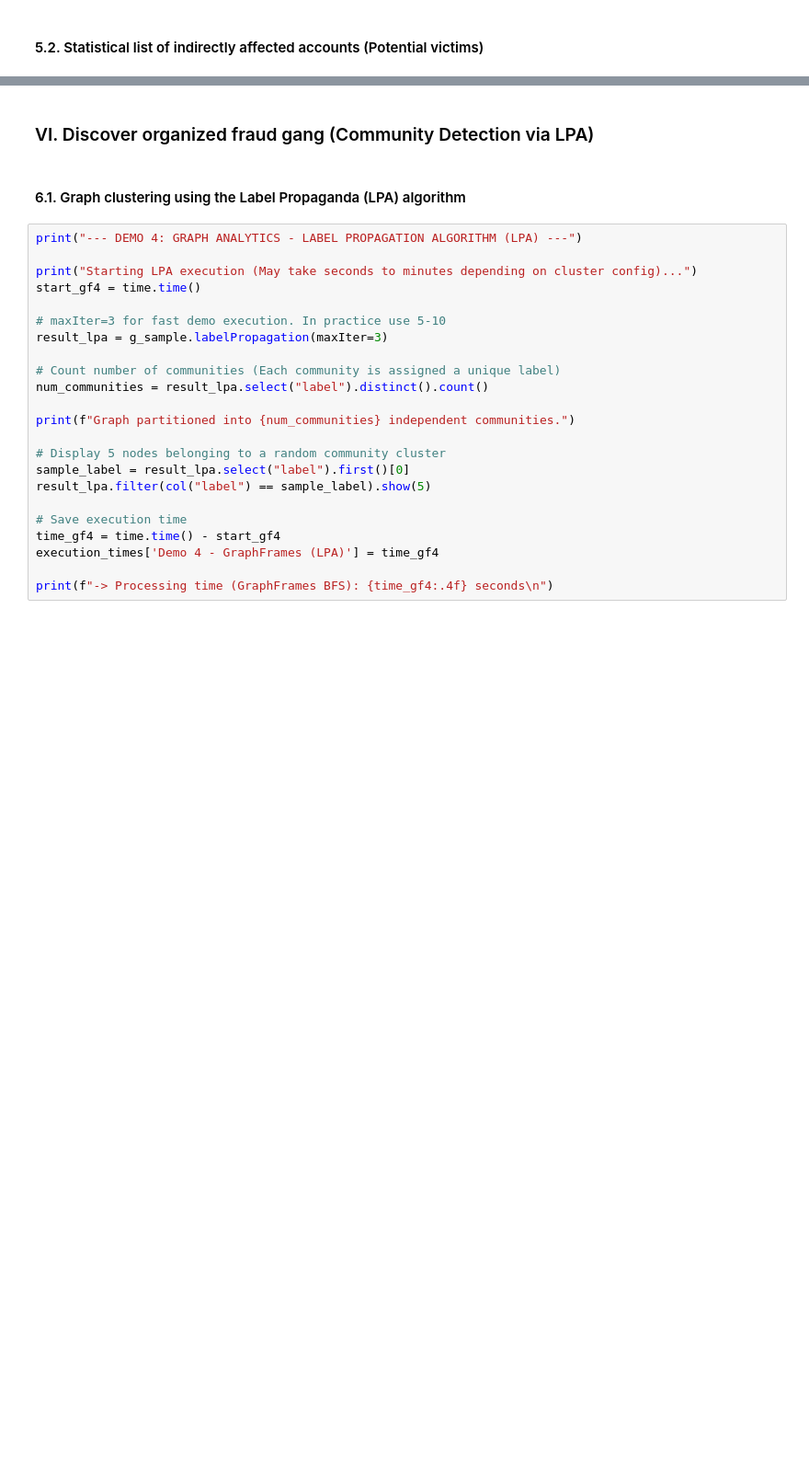
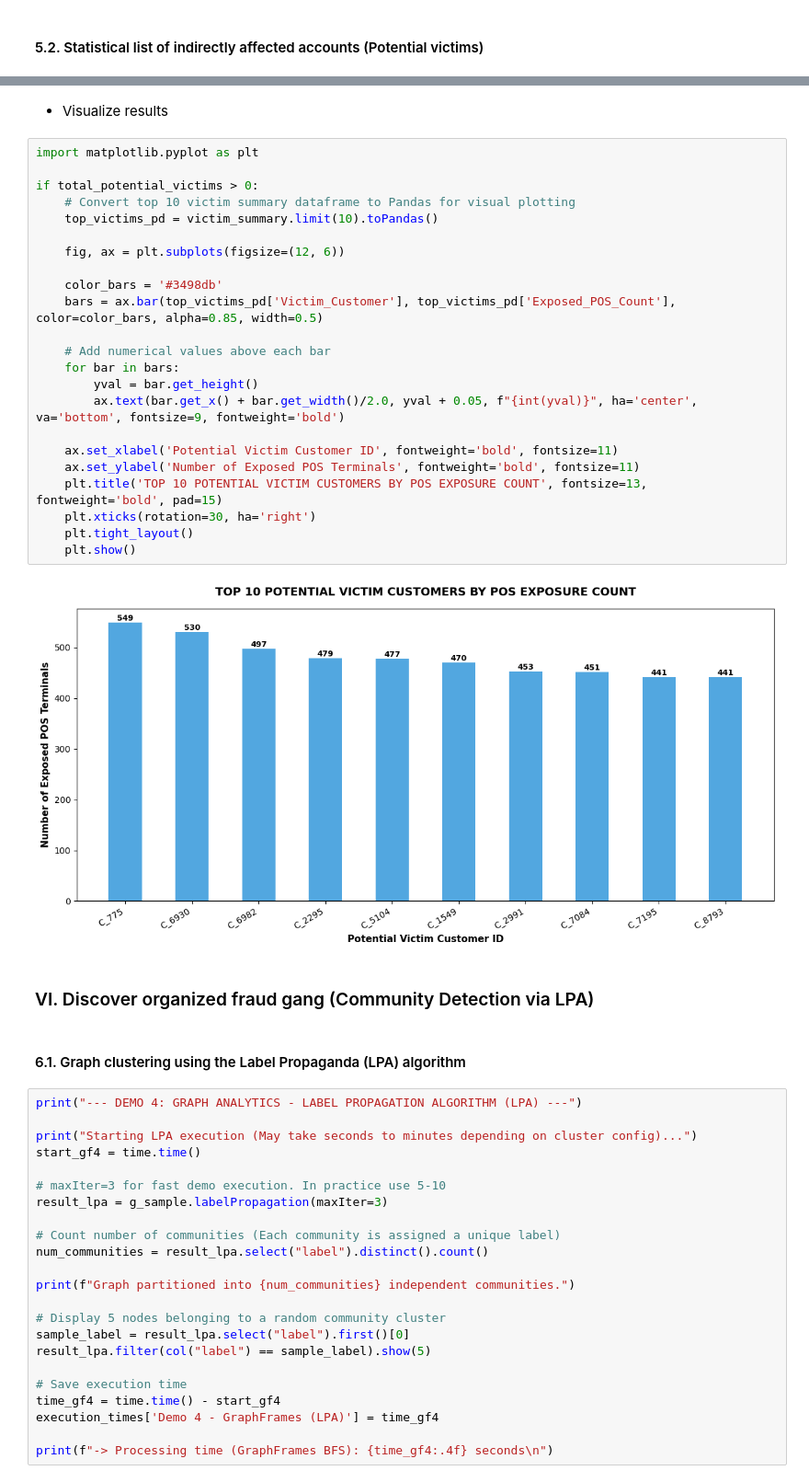
Before and after one commit to thanhnhat31/big-data.group-3.msa29hcm, a Jupyter notebook: notebooks/04_Graph_Analysis.ipynb, the cells around one changed output, grey strips where cells are left out. Shown at 92% size. Cells and saved outputs as stored; diff of their text form; blank space fills up the shorter version.

```diff
--- a/notebooks/04_Graph_Analysis.ipynb
+++ b/notebooks/04_Graph_Analysis.ipynb
@@ -726,3 +803,30 @@ plt.show()
+# %% [markdown]
+- Visualize results
+# %%
+import matplotlib.pyplot as plt
+
+if total_potential_victims > 0:
+    # Convert top 10 victim summary dataframe to Pandas for visual plotting
+    top_victims_pd = victim_summary.limit(10).toPandas()
+
+    fig, ax = plt.subplots(figsize=(12, 6))
+
+    color_bars = '#3498db'
+    bars = ax.bar(top_victims_pd['Victim_Customer'], top_victims_pd['Exposed_POS_Count'], color=color_bars, alpha=0.85, width=0.5)
+
+    # Add numerical values above each bar
+    for bar in bars:
+        yval = bar.get_height()
+        ax.text(bar.get_x() + bar.get_width()/2.0, yval + 0.05, f"{int(yval)}", ha='center', va='bottom', fontsize=9, fontweight='bold')
+
+    ax.set_xlabel('Potential Victim Customer ID', fontweight='bold', fontsize=11)
+    ax.set_ylabel('Number of Exposed POS Terminals', fontweight='bold', fontsize=11)
+    plt.title('TOP 10 POTENTIAL VICTIM CUSTOMERS BY POS EXPOSURE COUNT', fontsize=13, fontweight='bold', pad=15)
+    plt.xticks(rotation=30, ha='right')
+    plt.tight_layout()
+    plt.show()
+# %% [output]
+[figure, added]
 # %% [markdown]
 ### VI. Discover organized fraud gang (Community Detection via LPA)
 # %% [markdown]
```
Also changed, not shown: parts of 4 cells of this notebook.
